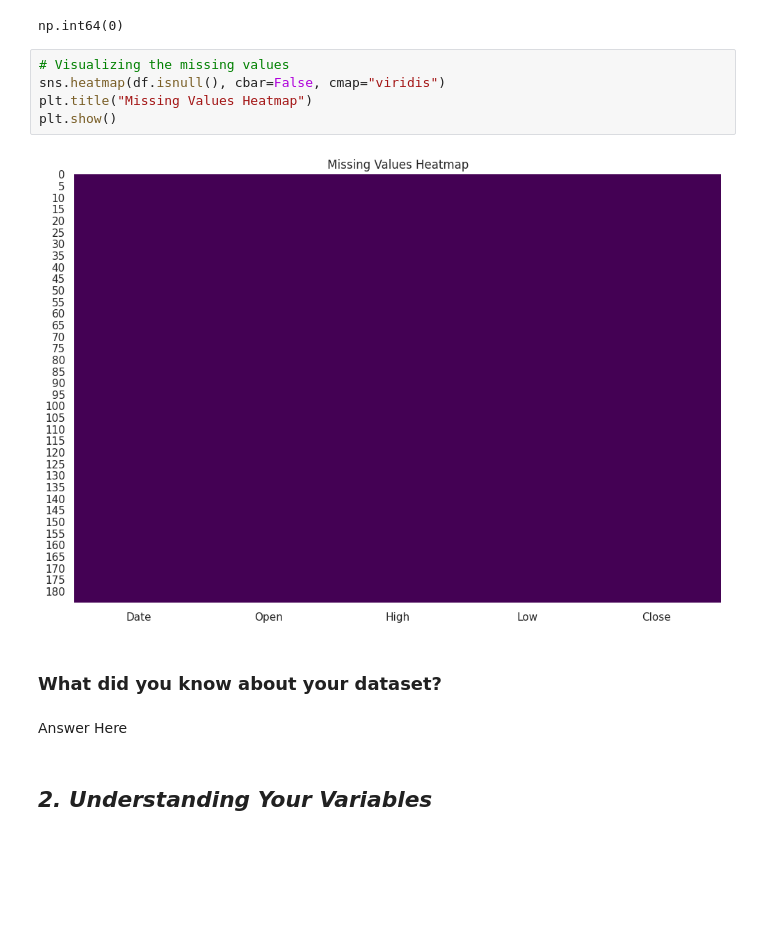
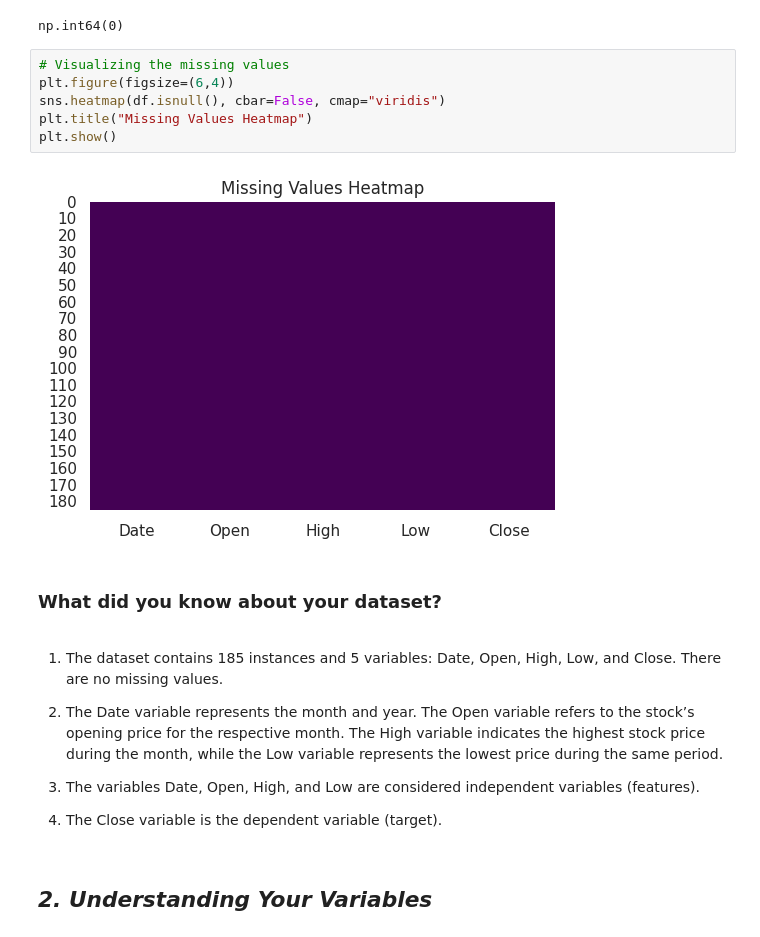
Before and after one commit to PKalyani1994/Regression_Project, a Jupyter notebook: KALYANI_ML_PROJECT.ipynb, the cells around one changed output. Cells and saved outputs as stored; diff of their text form; blank space fills up the shorter version.

```diff
--- a/KALYANI_ML_PROJECT.ipynb
+++ b/KALYANI_ML_PROJECT.ipynb
@@ -165,15 +111,22 @@ df.isnull().sum().sum()
 np.int64(0)
 # %%
 # Visualizing the missing values
+plt.figure(figsize=(6,4))
 sns.heatmap(df.isnull(), cbar=False, cmap="viridis")
 plt.title("Missing Values Heatmap")
 plt.show()
 # %% [output]
-[figure, old version]
+[figure, new version]
 # %% [markdown]
 ### What did you know about your dataset?
-# %% [markdown]
-Answer Here
+# %% [markdown]
+1. The dataset contains 185 instances and 5 variables: Date, Open, High, Low, and Close. There are no missing values.
+
+2. The Date variable represents the month and year. The Open variable refers to the stock’s opening price for the respective month. The High variable indicates the highest stock price during the month, while the Low variable represents the lowest price during the same period.
+
+3. The variables Date, Open, High, and Low are considered independent variables (features).
+
+4. The Close variable is the dependent variable (target).
 # %% [markdown]
 ## ***2. Understanding Your Variables***
 # %%
```
Also changed, not shown: parts of 131 cells of this notebook.
